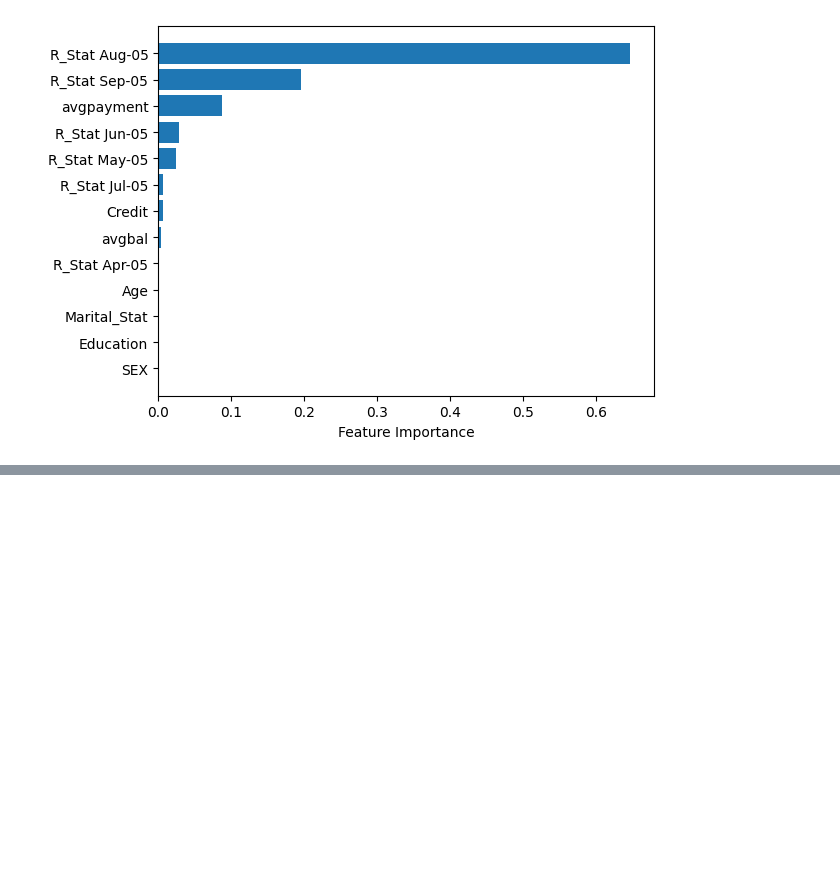
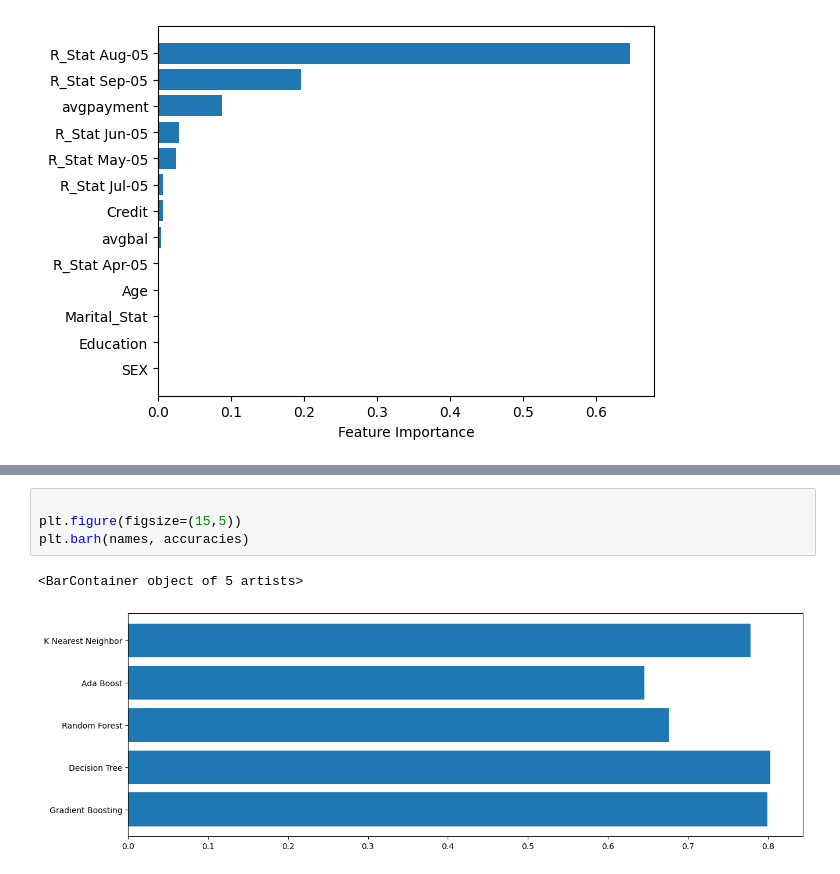
Before and after one commit to halle15/DATA-400_Final_Project, a Jupyter notebook: Final_Project_txt.ipynb, the cells around one changed output, grey strips where cells are left out. Cells and saved outputs as stored; diff of their text form; blank space fills up the shorter version.

```diff
--- a/Final_Project_txt.ipynb
+++ b/Final_Project_txt.ipynb
@@ -534,0 +543,7 @@ Text(0.5, 0, 'Feature Importance')
+# %%
+
+plt.figure(figsize=(15,5))
+plt.barh(names, accuracies)
+# %% [output]
+<BarContainer object of 5 artists>
+[figure, added]
```
Also changed, not shown: parts of 7 cells of this notebook.
